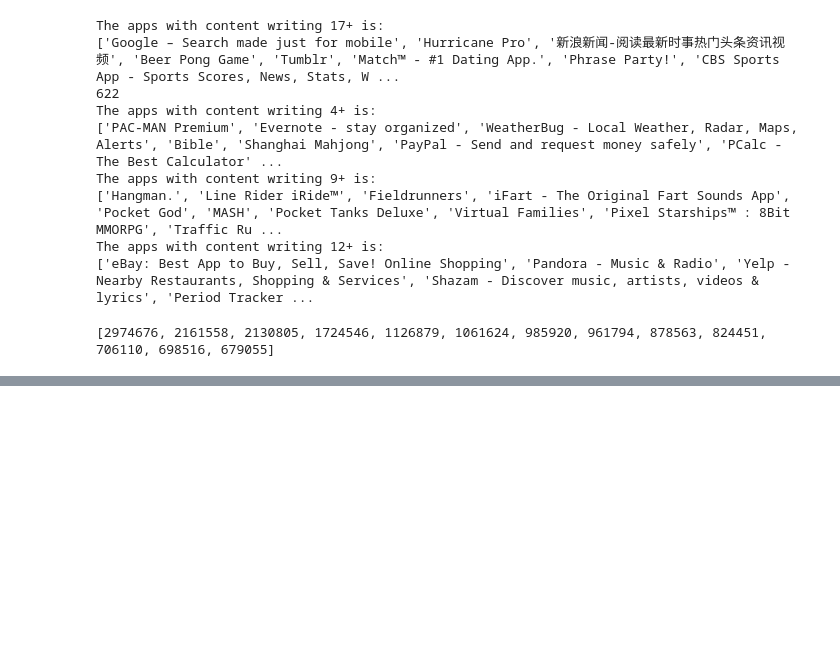
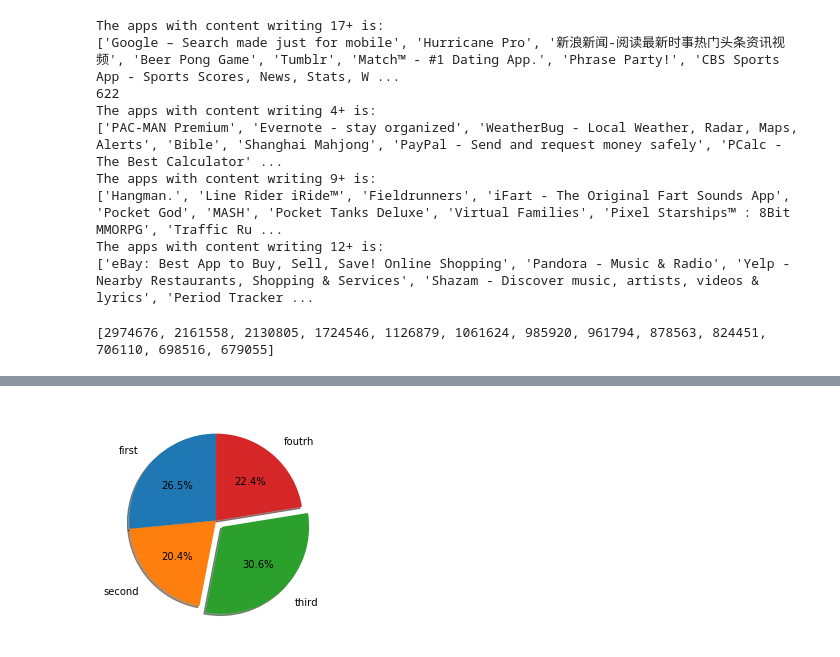
Before and after one commit to pilliMAHESH/Assesmentsolutions, a Jupyter notebook: pandadatasets.ipynb, the cells around one changed output, grey strips where cells are left out. Drawn from its saved outputs; the diff is of its cells as text; code cells hidden in the pictures; blank space fills up the shorter version.

```diff
--- a/pandadatasets.ipynb
+++ b/pandadatasets.ipynb
@@ -66,0 +99,8 @@ print(l3[len(l3):7183:-1])
+# %%
+import matplotlib.pyplot as plt
+lang = ['first','second','third','foutrh']
+marks= [65,50,75,55]
+plt.pie(marks, labels =lang,explode = [0,0,0.1,0], shadow = True , startangle = 90 ,autopct = '%1.1f%%', labeldistance = 1.2)
+plt.show()
+# %% [output]
+[figure, added]
```
Also changed, not shown: parts of 6 cells of this notebook.
